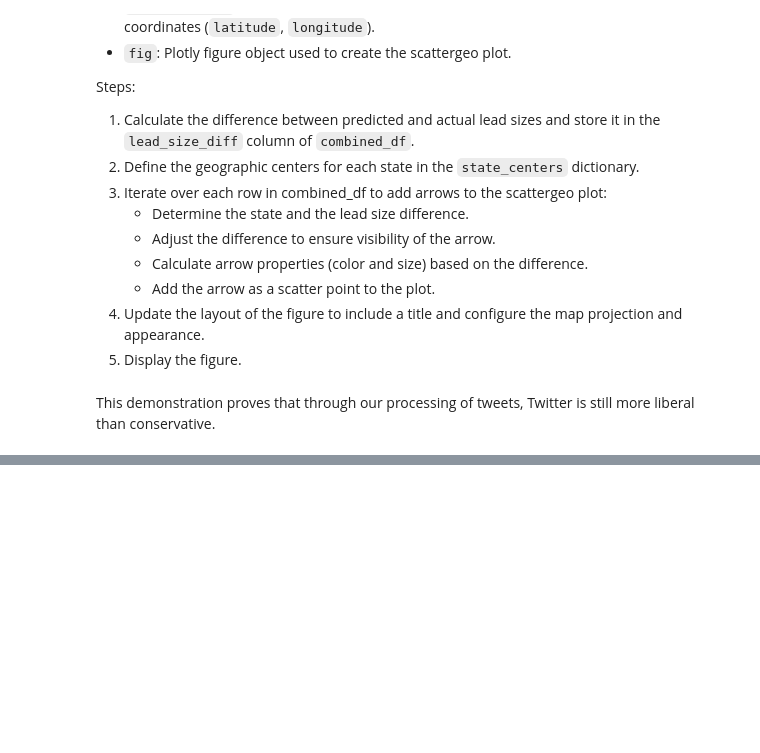
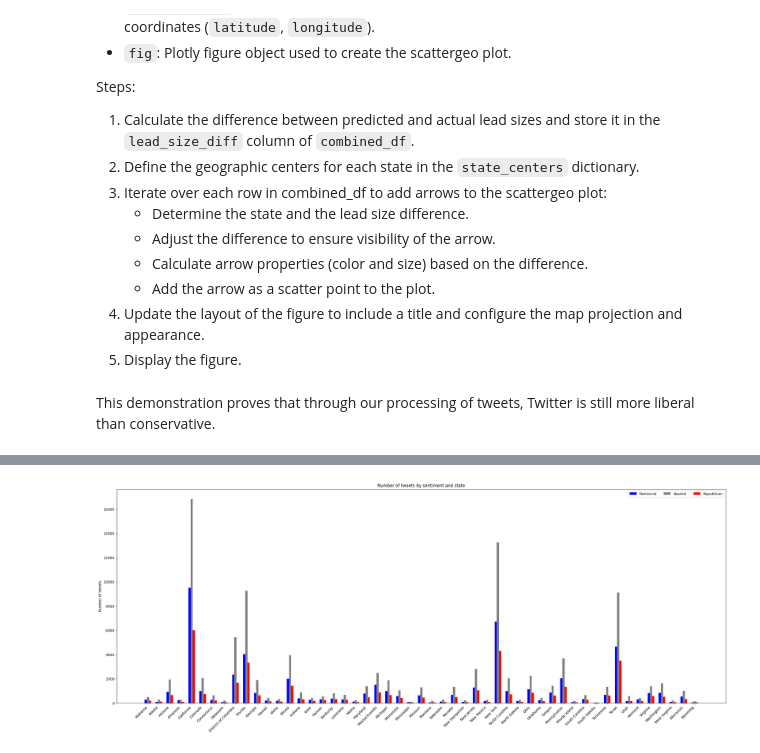
Before and after one commit to rh5rep/CTfDS, a Jupyter notebook: code.ipynb, the cells around one changed output, grey strips where cells are left out. Drawn from its saved outputs; the diff is of its cells as text; code cells hidden in the pictures; blank space fills up the shorter version.

```diff
--- a/code.ipynb
+++ b/code.ipynb
@@ -1574,0 +1632,15 @@ FileNotFoundError: [Errno 2] No such file or directory: 'filtered_tweets_nlp.pkl
+# %%
+fig, ax = plt.subplots(layout='constrained', figsize=(25, 10))
+multiplier = 0
+width =0.2
+for label, sentiment_tweets in dict_for_bar.items():
+    offset = width * multiplier
+    rects = ax.bar(np.arange(len(states)) + offset, sentiment_tweets, width, label=label, color=dict_colors[label])
+    multiplier += 1
+ax.set_ylabel('Number of tweets')
+ax.set_title('Number of tweets by sentiment and state')
+ax.set_xticks(np.arange(len(states)) + width, states,rotation=45, ha='right')
+ax.legend(loc='upper right', ncols=3)
+plt.show()
+# %% [output]
+[figure, added]
```
Also changed, not shown: parts of 13 cells of this notebook.
